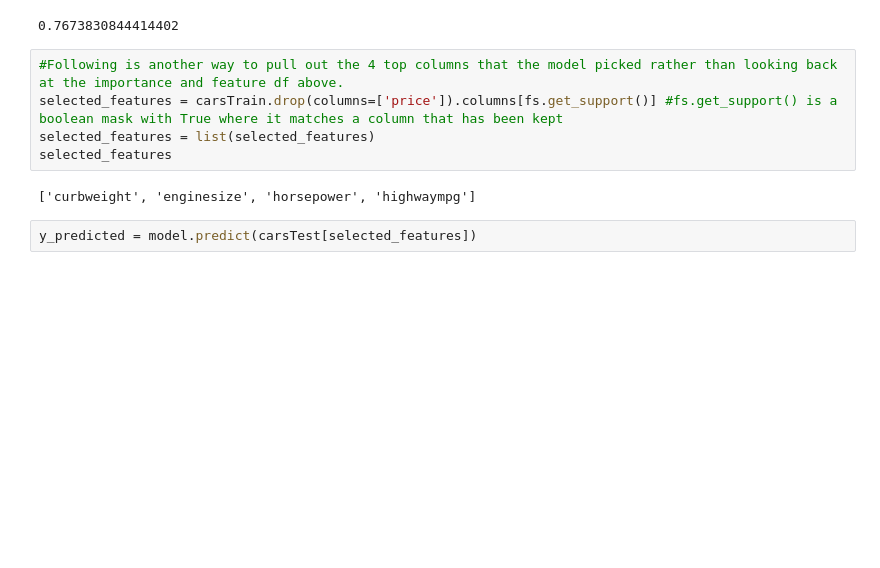
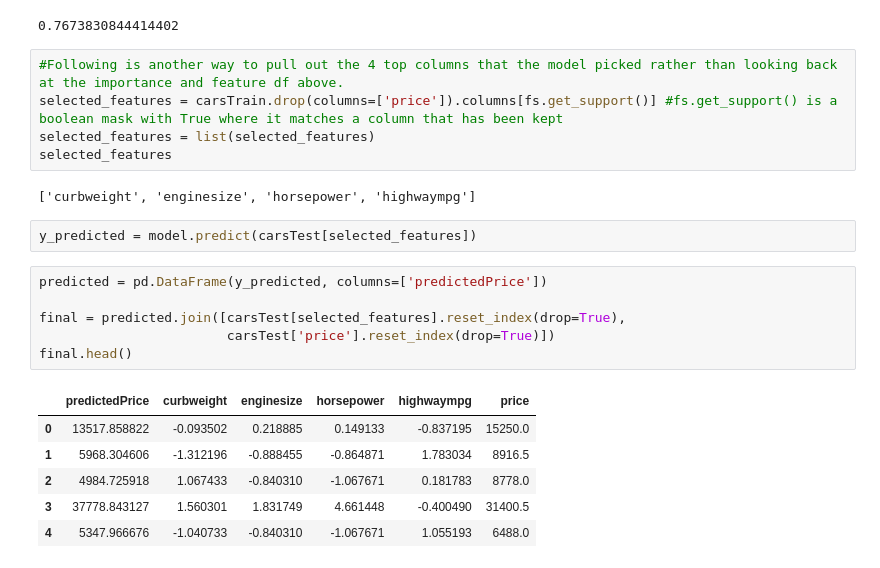
Before and after one commit to ncrowder/python, a Jupyter notebook: murach_data_analysis/class_demos/multiple_regression.ipynb, the cells around one changed output. Cells and saved outputs as stored; diff of their text form; blank space fills up the shorter version.

```diff
--- a/murach_data_analysis/class_demos/multiple_regression.ipynb
+++ b/murach_data_analysis/class_demos/multiple_regression.ipynb
@@ -728,3 +728,16 @@ selected_features
 ['curbweight', 'enginesize', 'horsepower', 'highwaympg']
 # %%
 y_predicted = model.predict(carsTest[selected_features])
+# %%
+predicted = pd.DataFrame(y_predicted, columns=['predictedPrice'])
+
+final = predicted.join([carsTest[selected_features].reset_index(drop=True),
+                        carsTest['price'].reset_index(drop=True)])
+final.head()
+# %% [output]
+|  | predictedPrice | curbweight | enginesize | horsepower | highwaympg | price |
+| 0 | 13517.858822 | -0.093502 | 0.218885 | 0.149133 | -0.837195 | 15250.0 |
+| 1 | 5968.304606 | -1.312196 | -0.888455 | -0.864871 | 1.783034 | 8916.5 |
+| 2 | 4984.725918 | 1.067433 | -0.840310 | -1.067671 | 0.181783 | 8778.0 |
+| 3 | 37778.843127 | 1.560301 | 1.831749 | 4.661448 | -0.400490 | 31400.5 |
+| 4 | 5347.966676 | -1.040733 | -0.840310 | -1.067671 | 1.055193 | 6488.0 |
```
Also changed, not shown: parts of 1 cell of this notebook.
